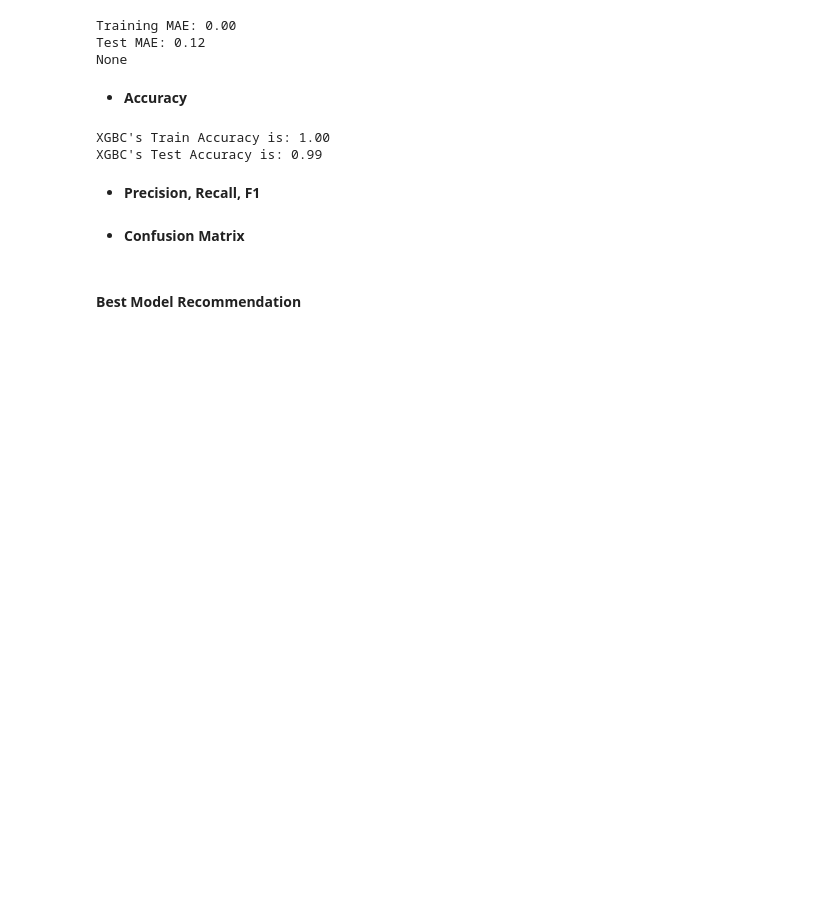
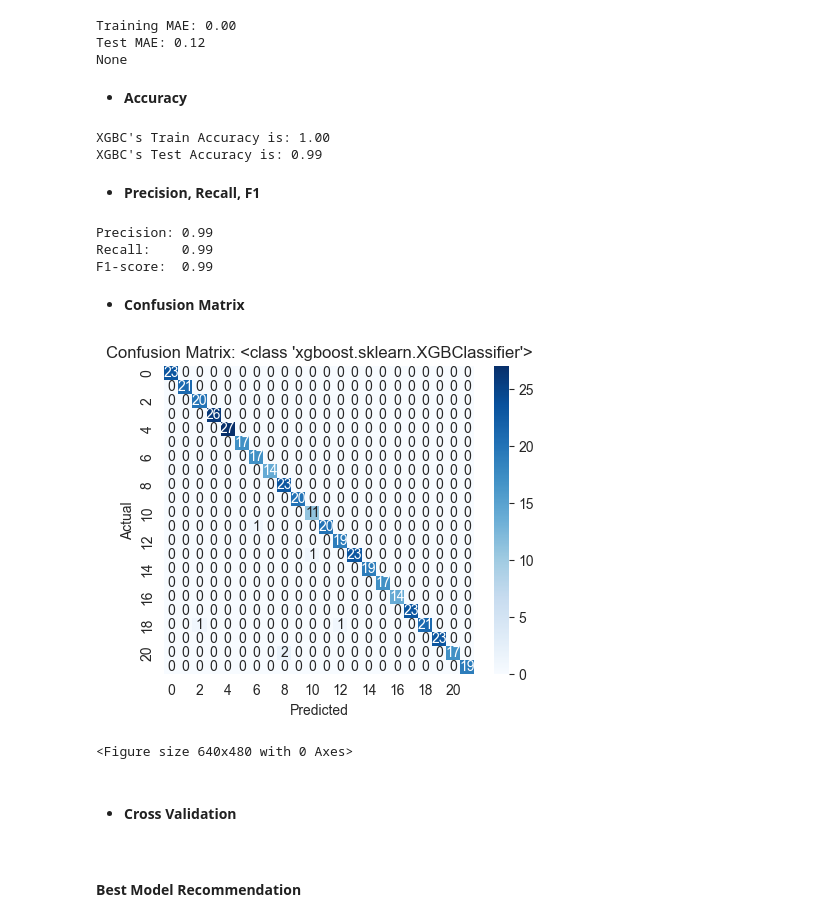
Before and after one commit to aykahsay/Crop-Recommendation-Capstone-Project, a Jupyter notebook: notebooks/02_model_training._model_selection.ipynb, the cells around one changed output. Saved outputs shown, nothing was run; the diff lists cells and outputs as text; code cells hidden in the pictures; blank space fills up the shorter version.

```diff
--- a/notebooks/02_model_training._model_selection.ipynb
+++ b/notebooks/02_model_training._model_selection.ipynb
@@ -420,19 +454,32 @@ XGBC's Test Accuracy is: 0.99
 # %% [markdown]
 - **Precision, Recall, F1**
 # %%
-precision_xgbc = precision_score(y_test, test_pred, average='macro')
-recall_xgbc = recall_score(y_test, test_pred, average='macro')
-f1_xgbc = f1_score(y_test, test_pred, average='macro')
-print(f"Precision: {precision_xgbc = precision_score(y_test, test_pred, average='macro'):.2f}")
+precision_xgbc = precision_score(y_test, y_pred_test, average='macro')
+recall_xgbc = recall_score(y_test, y_pred_test, average='macro')
+f1_xgbc = f1_score(y_test, y_pred_test, average='macro')
+print(f"Precision: {precision_xgbc:.2f}")
 print(f"Recall:    {recall_xgbc:.2f}")
 print(f"F1-score:  {f1_xgbc:.2f}")
+# %% [output]
+Precision: 0.99
+Recall:    0.99
+F1-score:  0.99
 # %% [markdown]
 - **Confusion Matrix**
 # %%
-cm = confusion_matrix(y_test, test_pred)
+cm = confusion_matrix(y_test, y_pred_test)
 plt.figure(figsize=(5, 4))
 sns.heatmap(cm, annot=True, fmt='d', cmap='Blues')
 plt.xlabel('Predicted')
 plt.ylabel('Actual')
 plt.title(f'Confusion Matrix: {XGBClassifier}')
 plt.show()
+save_path = r"C:\Users\Admin\GitHub\Class Assignment and Projects\DSA3020\Crop-Recommendation-Capstone-Project\reports\figures"
+os.makedirs(save_path, exist_ok=True)
+plt.savefig(os.path.join(save_path, "confusion_matrix.png"), dpi=300)
+plt.show()
+# %% [output]
+[figure, added]
+<Figure size 640x480 with 0 Axes>
+# %% [markdown]
+- #### **Cross Validation**
```
Also changed, not shown: parts of 31 cells of this notebook, 3 other files.
